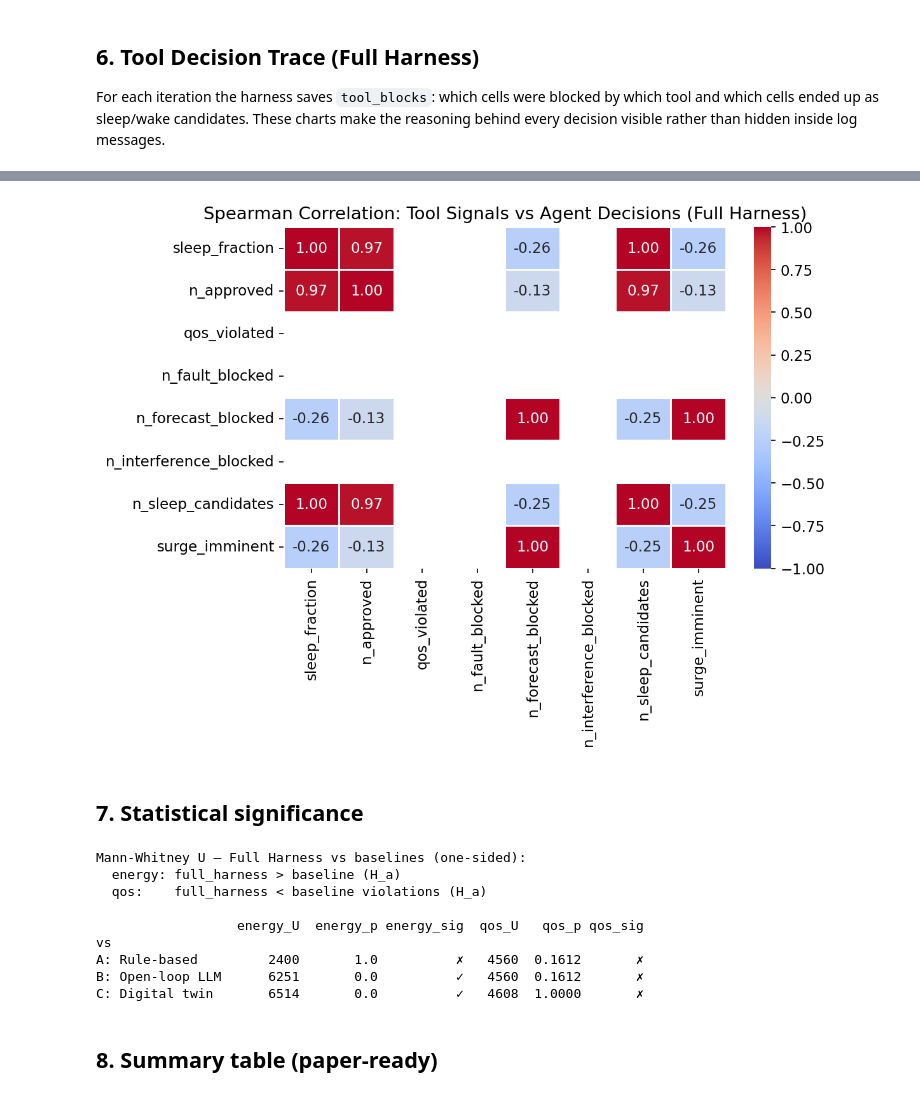
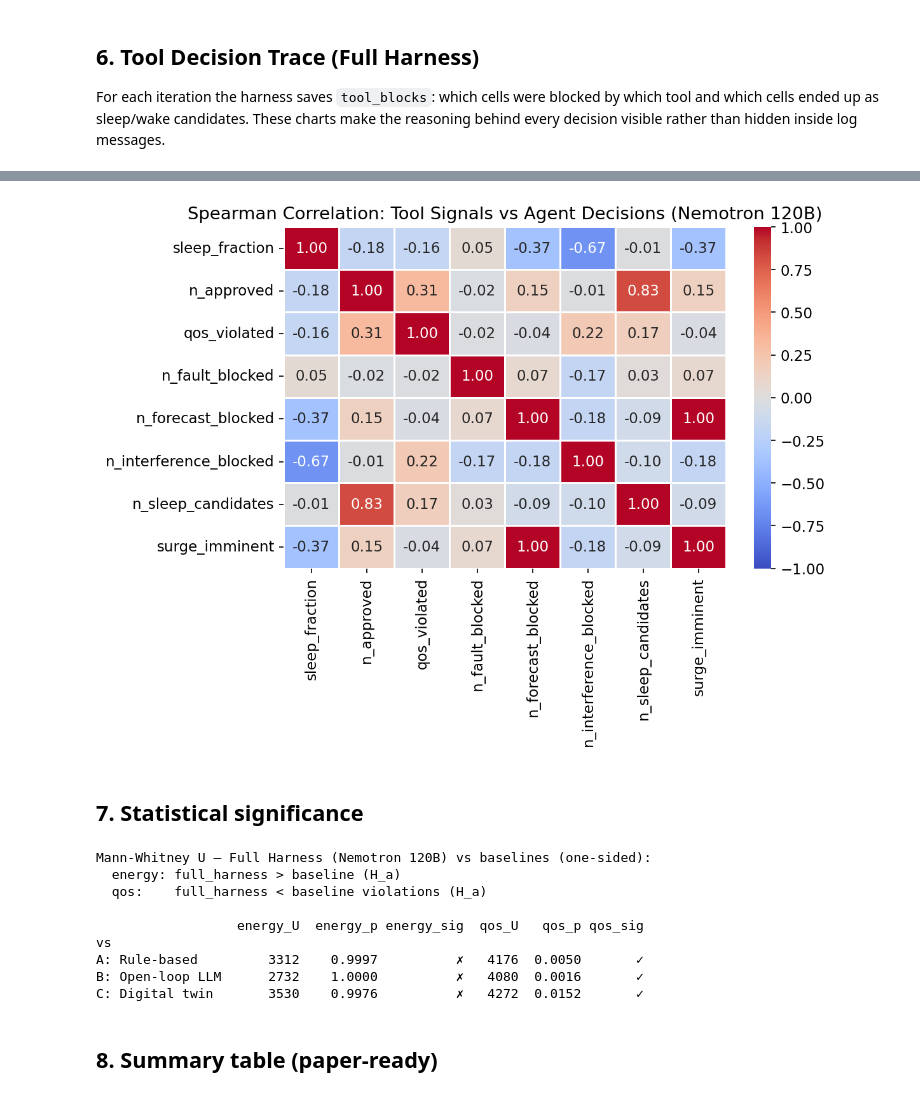
Before and after one commit to athpra/ran-energy-agentharness, a Jupyter notebook: analysis/results.ipynb, the cells around one changed output, grey strips where cells are left out. Saved outputs shown, nothing was run; the diff lists cells and outputs as text; code cells hidden in the pictures.

```diff
--- a/analysis/results.ipynb
+++ b/analysis/results.ipynb
@@ -42,19 +42,19 @@ CONDITION_ORDER  = [
     'baseline_rules',
     'baseline_openloop_vtzcycle',
     'baseline_digital_twin_vtzcycle',
-    'full_harness_vtzcycle',
+    'full_harness_vtzcycle__nemotron-3-super-120b-a12b',
 ]
 CONDITION_LABELS = {
-    'baseline_rules':                  'A: Rule-based',
-    'baseline_openloop_vtzcycle':      'B: Open-loop LLM',
-    'baseline_digital_twin_vtzcycle':  'C: Digital twin',
-    'full_harness_vtzcycle':           'Proposed: Full harness',
+    'baseline_rules':                                    'A: Rule-based',
+    'baseline_openloop_vtzcycle':                        'B: Open-loop LLM',
+    'baseline_digital_twin_vtzcycle':                    'C: Digital twin',
+    'full_harness_vtzcycle__nemotron-3-super-120b-a12b': 'Proposed: Full Harness (Nemotron 120B)',
 }
 PALETTE = {
-    'baseline_rules':                  '#9e9e9e',
-    'baseline_openloop_vtzcycle':      '#ef9a9a',
-    'baseline_digital_twin_vtzcycle':  '#90caf9',
-    'full_harness_vtzcycle':           '#1565c0',
+    'baseline_rules':                                    '#9e9e9e',
+    'baseline_openloop_vtzcycle':                        '#ef9a9a',
+    'baseline_digital_twin_vtzcycle':                    '#90caf9',
+    'full_harness_vtzcycle__nemotron-3-super-120b-a12b': '#1565c0',
 }
 TOOL_NAMES = ['historical_kpi', 'traffic_forecast', 'alarm_fault', 'interference', 'energy_pricing']
 
@@ -365,7 +417,7 @@ plt.show()
 ## 4. Decision quality
 # %%
 # ── Approval rate (only meaningful for LLM conditions with a validator) ───────
-_all_llm_conds = ['baseline_digital_twin_vtzcycle', 'full_harness_vtzcycle']
+_all_llm_conds = ['baseline_digital_twin_vtzcycle', 'full_harness_vtzcycle__nemotron-3-super-120b-a12b']
 dec_stats = (
     df_main[df_main['condition'].isin(_all_llm_conds) & df_main['n_proposed'].gt(0)]
     .groupby('condition')[['approval_rate', 'n_proposed', 'n_rejected']]
@@ -484,7 +541,7 @@ and which cells ended up as sleep/wake candidates. These charts make the reasoni
 every decision visible rather than hidden inside log messages.
 # %%
 # ── 6a. Per-iteration tool blocking timeline ──────────────────────────────────
-df_fh = df[df['condition'] == 'full_harness_vtzcycle'].copy().sort_values('iteration')
+df_fh = df[df['condition'] == 'full_harness_vtzcycle__nemotron-3-super-120b-a12b'].copy().sort_values('iteration')
 
 has_blocks = (
     'tool_blocks' in df_fh.columns
@@ -522,7 +579,7 @@ else:
     for xs in iters[df_fh['surge_imminent'].values.astype(bool)]:
         ax.axvline(xs, color='#fb8c00', linewidth=0.4, alpha=0.4)
     ax.set_ylabel('Cells blocked')
-    ax.set_title('Full Harness — Tool Blocking per Iteration')
+    ax.set_title('Full Harness (Nemotron 120B) — Tool Blocking per Iteration')
     ax.legend(fontsize=8, frameon=False, ncol=3)
 
     # — Panel 2: sleep / wake candidates ————————————————————————————————————
@@ -671,12 +751,22 @@ else:
 # write reasons containing "peak pricing".  Reports adherence rate so you can
 # benchmark Qwen 7B vs Nemotron without manually reading the JSONL.
 
-df_fh_p = df[df["condition"] == "full_harness_vtzcycle"].copy()
+df_fh_p = df[df["condition"] == "full_harness_vtzcycle__nemotron-3-super-120b-a12b"].copy()
 
 has_pricing2 = (
     "pricing_tier" in df_fh_p.columns
     and df_fh_p["pricing_tier"].ne("").any()
 )
+
+if not has_pricing2:
+    # fallback: try extracting from tool_blocks
+    def _get_tier2(row):
+        tb = row.get("tool_blocks", {})
+        if isinstance(tb, dict):
+            return tb.get("pricing_tier", "")
+        return ""
+    df_fh_p["pricing_tier"] = df_fh_p.apply(_get_tier2, axis=1)
+    has_pricing2 = df_fh_p["pricing_tier"].ne("").any()
 
 if not has_pricing2:
     print("pricing_tier not in results — re-run full_harness after latest code pull.")
@@ -724,7 +823,7 @@ else:
 # %%
 # ── 6c. Tool signal correlation with agent decisions ─────────────────────────
 # Uses tool_blocks (now saved to JSONL) rather than tool_context (was never serialised).
-df_fh2 = df[df['condition'] == 'full_harness_vtzcycle'].copy()
+df_fh2 = df[df['condition'] == 'full_harness_vtzcycle__nemotron-3-super-120b-a12b'].copy()
 
 has_blocks2 = (
     'tool_blocks' in df_fh2.columns
@@ -734,41 +833,41 @@ has_blocks2 = (
 if not has_blocks2:
     print('tool_blocks not in results — re-run full_harness_vtzcycle after the context.py update.')
 else:
     def _corr_signals(row):
         tb = row.get('tool_blocks', {}) or {}
         return pd.Series({
             'n_fault_blocked':        len(tb.get('fault_blocked', [])        or []),
             'n_forecast_blocked':     len(tb.get('forecast_blocked', [])     or []),
             'n_interference_blocked': len(tb.get('interference_blocked', []) or []),
             'n_sleep_candidates':     len(tb.get('sleep_candidates', [])     or []),
             'surge_imminent':         int(tb.get('surge_imminent', False)),
         })
 
     signals2 = df_fh2.apply(_corr_signals, axis=1)
     df_corr2 = pd.concat(
         [df_fh2[['sleep_fraction', 'n_approved', 'qos_violated']].reset_index(drop=True),
          signals2.reset_index(drop=True)],
         axis=1
     ).dropna()
 
     corr_matrix = df_corr2.corr(method='spearman')
     fig, ax = plt.subplots(figsize=(8, 6))
     sns.heatmap(
         corr_matrix, annot=True, fmt='.2f', cmap='coolwarm',
         center=0, vmin=-1, vmax=1, ax=ax, linewidths=0.5
     )
-    ax.set_title('Spearman Correlation: Tool Signals vs Agent Decisions (Full Harness)')
+    ax.set_title('Spearman Correlation: Tool Signals vs Agent Decisions (Nemotron 120B)')
     plt.tight_layout()
     plt.savefig(PROJECT_ROOT / 'analysis' / 'fig_tool_correlation.pdf', bbox_inches='tight')
     plt.show()
 # %% [output]
-[figure, old version]
+[figure, new version]
 # %% [markdown]
 ## 7. Statistical significance
 # %%
 # ── Mann-Whitney U: full harness vs each baseline ────────────────────────────
-fh_energy = df_main[df_main['condition'] == 'full_harness_vtzcycle']['sleep_fraction'].values
-fh_qos    = df_main[df_main['condition'] == 'full_harness_vtzcycle']['qos_violated'].values
+fh_energy = df_main[df_main['condition'] == 'full_harness_vtzcycle__nemotron-3-super-120b-a12b']['sleep_fraction'].values
+fh_qos    = df_main[df_main['condition'] == 'full_harness_vtzcycle__nemotron-3-super-120b-a12b']['qos_violated'].values
 
 sig_rows = []
 for cond in ['baseline_rules', 'baseline_openloop_vtzcycle', 'baseline_digital_twin_vtzcycle']:
@@ -793,21 +892,21 @@ for cond in ['baseline_rules', 'baseline_openloop_vtzcycle', 'baseline_digital_t
     })
 
 df_sig = pd.DataFrame(sig_rows).set_index('vs')
-print('Mann-Whitney U — Full Harness vs baselines (one-sided):')
+print('Mann-Whitney U — Full Harness (Nemotron 120B) vs baselines (one-sided):')
 print('  energy: full_harness > baseline (H_a)')
 print('  qos:    full_harness < baseline violations (H_a)')
 print()
 print(df_sig.to_string())
 # %% [output]
-Mann-Whitney U — Full Harness vs baselines (one-sided):
+Mann-Whitney U — Full Harness (Nemotron 120B) vs baselines (one-sided):
   energy: full_harness > baseline (H_a)
   qos:    full_harness < baseline violations (H_a)
 
                   energy_U  energy_p energy_sig  qos_U   qos_p qos_sig
 vs
-A: Rule-based         2400       1.0          ✗   4560  0.1612       ✗
-B: Open-loop LLM      6251       0.0          ✓   4560  0.1612       ✗
-C: Digital twin       6514       0.0          ✓   4608  1.0000       ✗
+A: Rule-based         3312    0.9997          ✗   4176  0.0050       ✓
+B: Open-loop LLM      2732    1.0000          ✗   4080  0.0016       ✓
+C: Digital twin       3530    0.9976          ✗   4272  0.0152       ✓
 # %% [markdown]
 ## 8. Summary table (paper-ready)
 # %%
```
Also changed, not shown: parts of 14 cells of this notebook.
